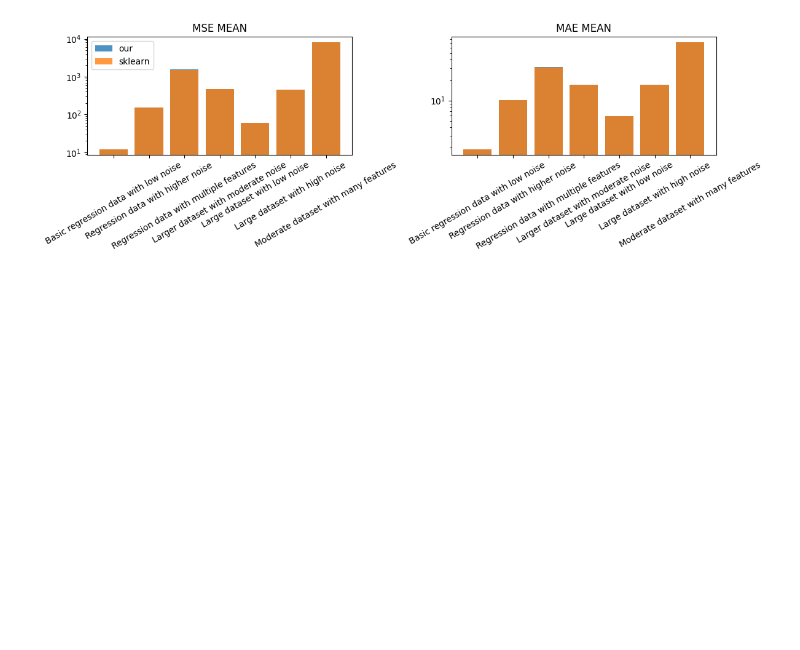
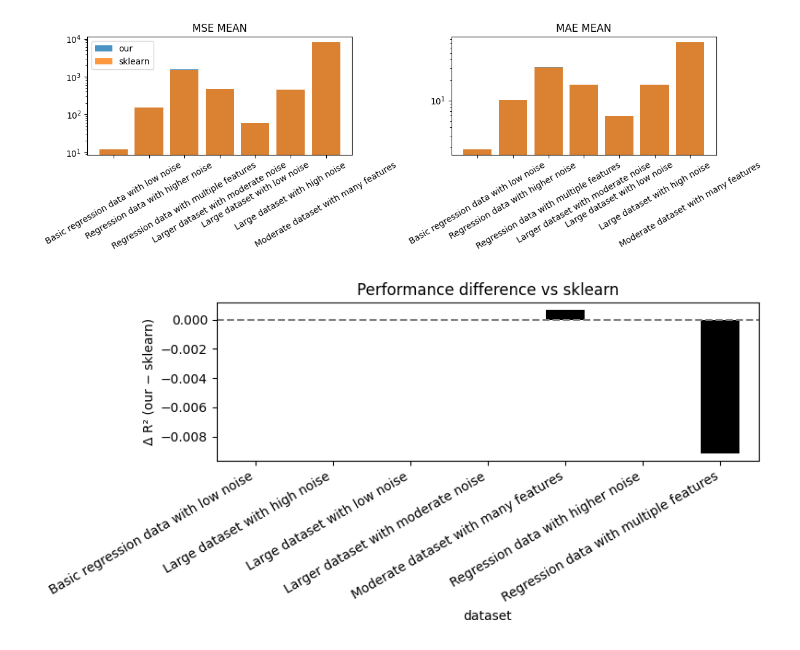
Before and after one commit to tomashobza/tuw_ml_ex2, a Jupyter notebook: regression_tree_testing.ipynb, the cells around one changed output. Drawn from its saved outputs; the diff is of its cells as text; code cells hidden in the pictures; blank space fills up the shorter version.

Commit message:
add: more plots to testing notebook

```diff
--- a/regression_tree_testing.ipynb
+++ b/regression_tree_testing.ipynb
@@ -211,3 +211,17 @@ plt.tight_layout()
 plt.show()
 # %% [output]
 [figure]
+# %%
+pivot = df.pivot(index="dataset", columns="model", values="r2_mean")
+pivot["diff"] = pivot["our"] - pivot["sklearn"]
+
+plt.figure(figsize=(8, 4))
+pivot["diff"].plot(kind="bar", color="black")
+plt.axhline(0, linestyle="--", color="gray")
+plt.ylabel("Δ R² (our − sklearn)")
+plt.title("Performance difference vs sklearn")
+plt.xticks(rotation=30, ha="right")
+plt.tight_layout()
+plt.show()
+# %% [output]
+[figure, added]
```
